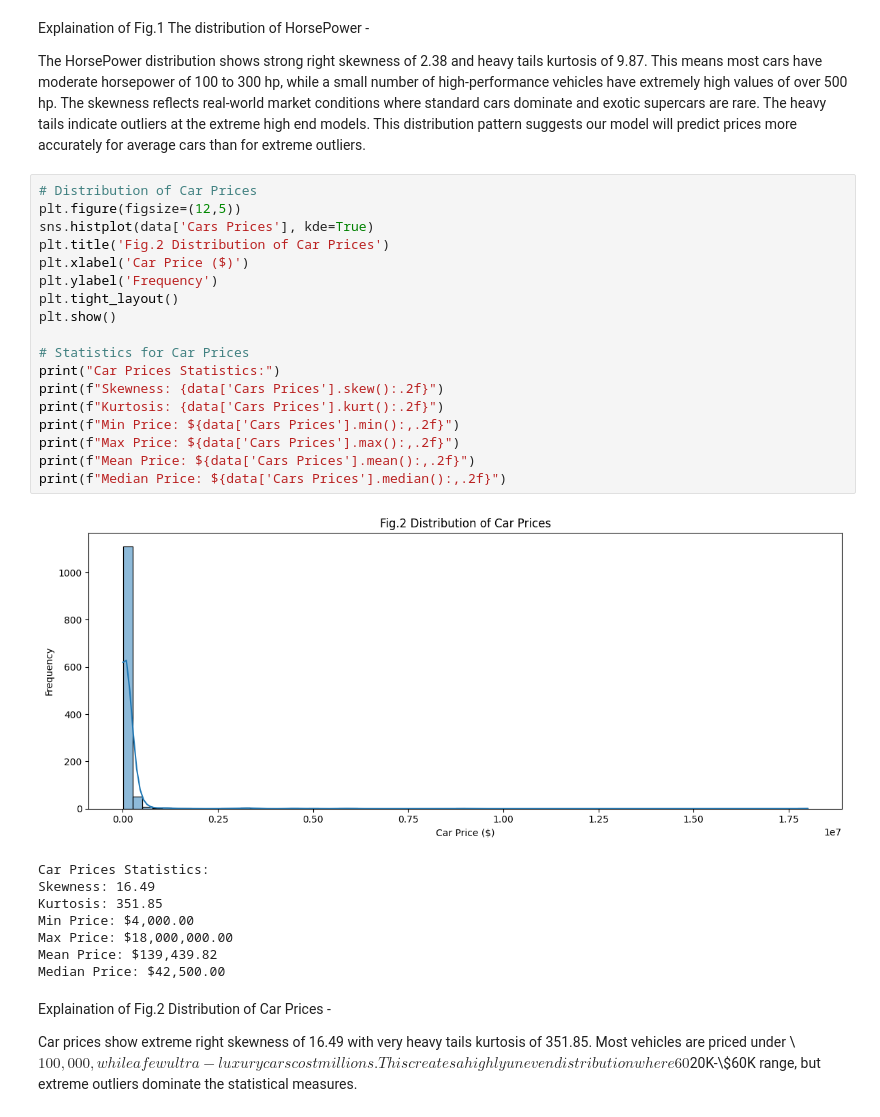
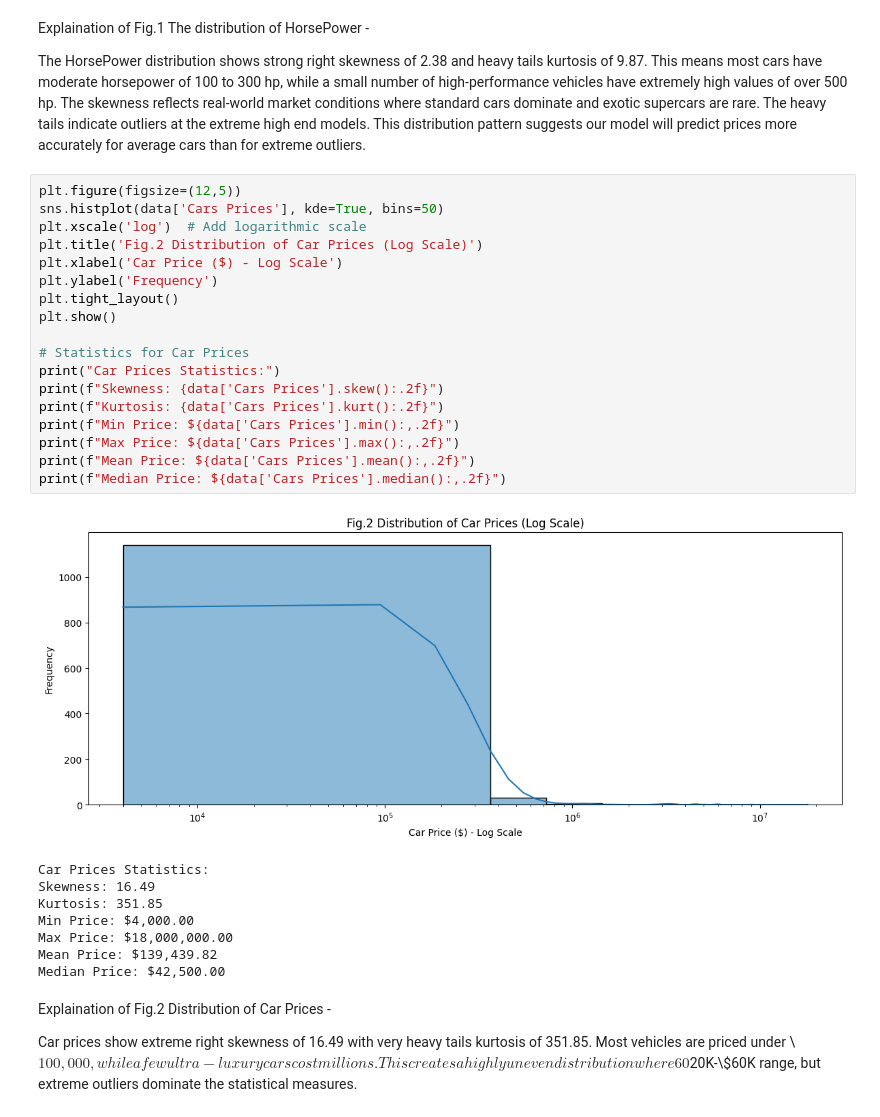
Before and after one commit to Syed-Nihaal/Cars-Dataset-Analysis-CW1, a Jupyter notebook: CW1.ipynb, the cells around one changed output. Drawn from its saved outputs; the diff is of its cells as text.

```diff
--- a/CW1.ipynb
+++ b/CW1.ipynb
@@ -293,33 +311,33 @@ Explaination of Fig.1 The distribution of HorsePower  -
 
 The HorsePower distribution shows strong right skewness of 2.38 and heavy tails kurtosis of 9.87. This means most cars have moderate horsepower of 100 to 300 hp, while a small number of high-performance vehicles have extremely high values of over 500 hp. The skewness reflects real-world market conditions where standard cars dominate and exotic supercars are rare. The heavy tails indicate outliers
 at the extreme high end models. This distribution pattern suggests our model will predict prices more accurately for average cars than for extreme outliers.
-# %%
-# Distribution of Car Prices
-plt.figure(figsize=(12,5))
-sns.histplot(data['Cars Prices'], kde=True)
-plt.title('Fig.2 Distribution of Car Prices')
-plt.xlabel('Car Price ($)')
-plt.ylabel('Frequency')
-plt.tight_layout()
-plt.show()
-
-# Statistics for Car Prices
-print("Car Prices Statistics:")
-print(f"Skewness: {data['Cars Prices'].skew():.2f}")
-print(f"Kurtosis: {data['Cars Prices'].kurt():.2f}")
-print(f"Min Price: ${data['Cars Prices'].min():,.2f}")
-print(f"Max Price: ${data['Cars Prices'].max():,.2f}")
-print(f"Mean Price: ${data['Cars Prices'].mean():,.2f}")
-print(f"Median Price: ${data['Cars Prices'].median():,.2f}")
-# %% [output]
-[figure, removed]
-Car Prices Statistics:
-Skewness: 16.49
-Kurtosis: 351.85
-Min Price: $4,000.00
-Max Price: $18,000,000.00
-Mean Price: $139,439.82
-Median Price: $42,500.00
+# %%
+plt.figure(figsize=(12,5))
+sns.histplot(data['Cars Prices'], kde=True, bins=50)
+plt.xscale('log')  # Add logarithmic scale
+plt.title('Fig.2 Distribution of Car Prices (Log Scale)')
+plt.xlabel('Car Price ($) - Log Scale')
+plt.ylabel('Frequency')
+plt.tight_layout()
+plt.show()
+
+# Statistics for Car Prices
+print("Car Prices Statistics:")
+print(f"Skewness: {data['Cars Prices'].skew():.2f}")
+print(f"Kurtosis: {data['Cars Prices'].kurt():.2f}")
+print(f"Min Price: ${data['Cars Prices'].min():,.2f}")
+print(f"Max Price: ${data['Cars Prices'].max():,.2f}")
+print(f"Mean Price: ${data['Cars Prices'].mean():,.2f}")
+print(f"Median Price: ${data['Cars Prices'].median():,.2f}")
+# %% [output]
+[figure, added]
+Car Prices Statistics:
+Skewness: 16.49
+Kurtosis: 351.85
+Min Price: $4,000.00
+Max Price: $18,000,000.00
+Mean Price: $139,439.82
+Median Price: $42,500.00
 # %% [markdown]
 Explaination of Fig.2 Distribution of Car Prices -
 
```
Also changed, not shown: parts of 4 cells of this notebook.
